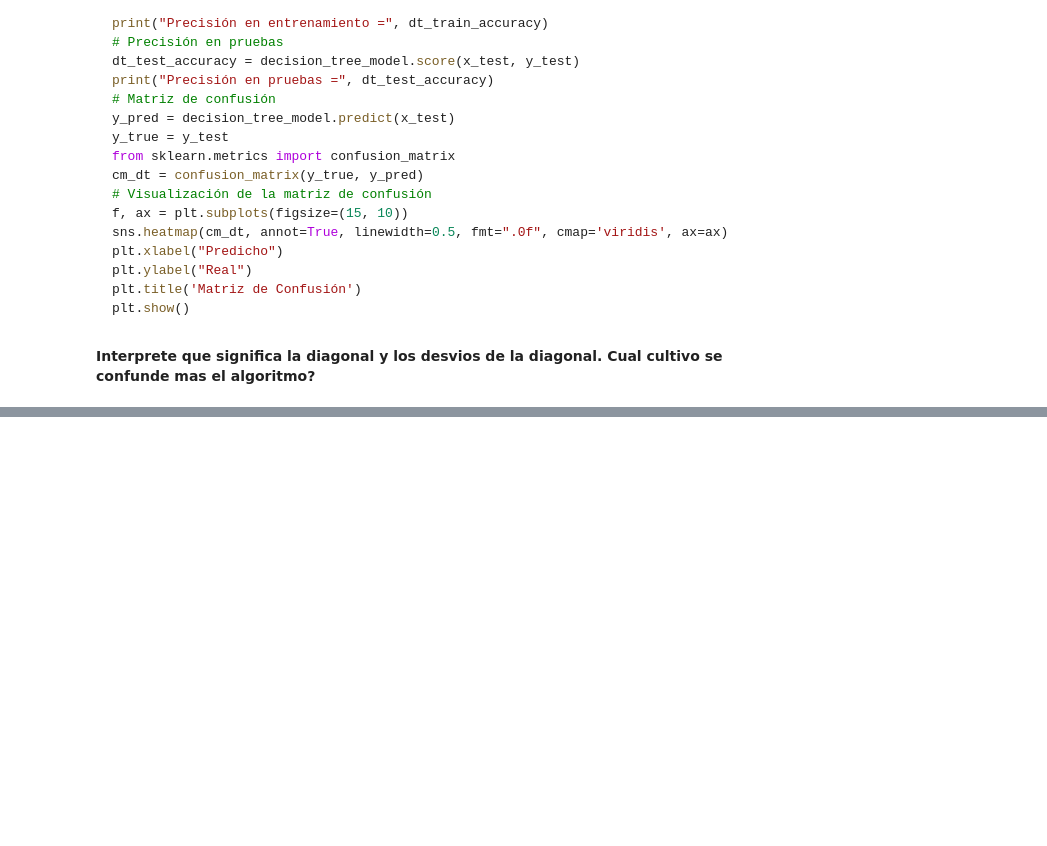
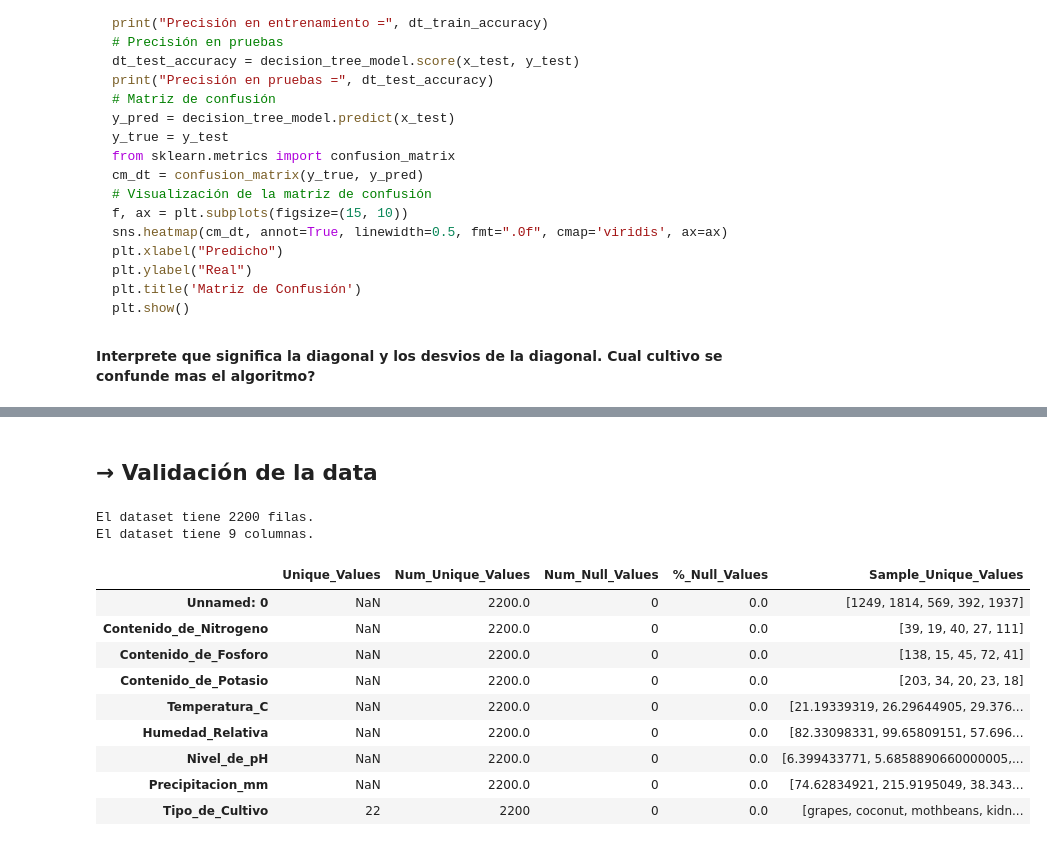
Before and after one commit to lnastri25/POO_UCEMA, a Jupyter notebook: trabajos_practicos/tp_datos/4-cultivo/cultivos.ipynb, the cells around one changed output, grey strips where cells are left out. Cells and saved outputs as stored; diff of their text form; code cells hidden in the pictures; blank space fills up the shorter version.

```diff
--- a/trabajos_practicos/tp_datos/4-cultivo/cultivos.ipynb
+++ b/trabajos_practicos/tp_datos/4-cultivo/cultivos.ipynb
@@ -65,0 +97,2 @@ import seaborn as sns
+# %% [markdown]
+## → Validación de la data
@@ -65,0 +101,20 @@ import seaborn as sns
+# %%
+print("El dataset tiene " + str(df_cultivos.shape[0])+ " filas.")
+print("El dataset tiene " + str(df_cultivos.shape[1])+ " columnas.")
+# %% [output]
+El dataset tiene 2200 filas.
+El dataset tiene 9 columnas.
+# %%
+from funciones.exploratory_data_analysis import validate_columns
+validate_columns(df_cultivos)
+# %% [output]
+|  | Unique_Values | Num_Unique_Values | Num_Null_Values | %_Null_Values | Sample_Unique_Values |
+| Unnamed: 0 | NaN | 2200.0 | 0 | 0.0 | [1249, 1814, 569, 392, 1937] |
+| Contenido_de_Nitrogeno | NaN | 2200.0 | 0 | 0.0 | [39, 19, 40, 27, 111] |
+| Contenido_de_Fosforo | NaN | 2200.0 | 0 | 0.0 | [138, 15, 45, 72, 41] |
+| Contenido_de_Potasio | NaN | 2200.0 | 0 | 0.0 | [203, 34, 20, 23, 18] |
+| Temperatura_C | NaN | 2200.0 | 0 | 0.0 | [21.19339319, 26.29644905, 29.376... |
+| Humedad_Relativa | NaN | 2200.0 | 0 | 0.0 | [82.33098331, 99.65809151, 57.696... |
+| Nivel_de_pH | NaN | 2200.0 | 0 | 0.0 | [6.399433771, 5.6858890660000005,... |
+| Precipitacion_mm | NaN | 2200.0 | 0 | 0.0 | [74.62834921, 215.9195049, 38.343... |
+| Tipo_de_Cultivo | 22 | 2200 | 0 | 0.0 | [grapes, coconut, mothbeans, kidn... |
```
Also changed, not shown: parts of 17 cells of this notebook, 3 other files.
